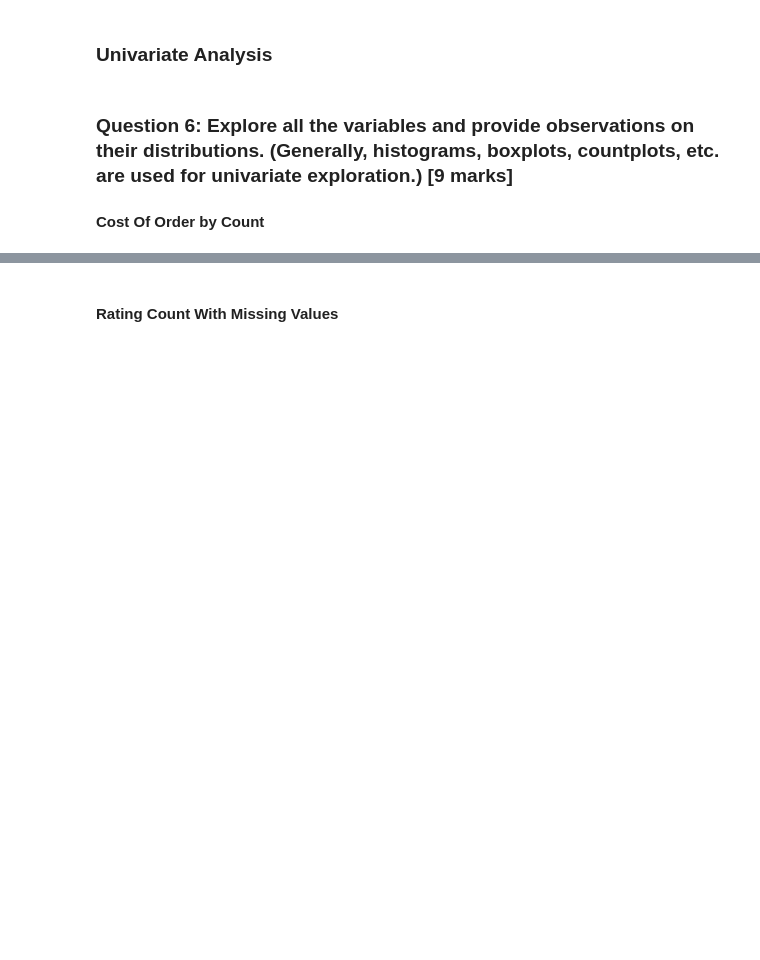
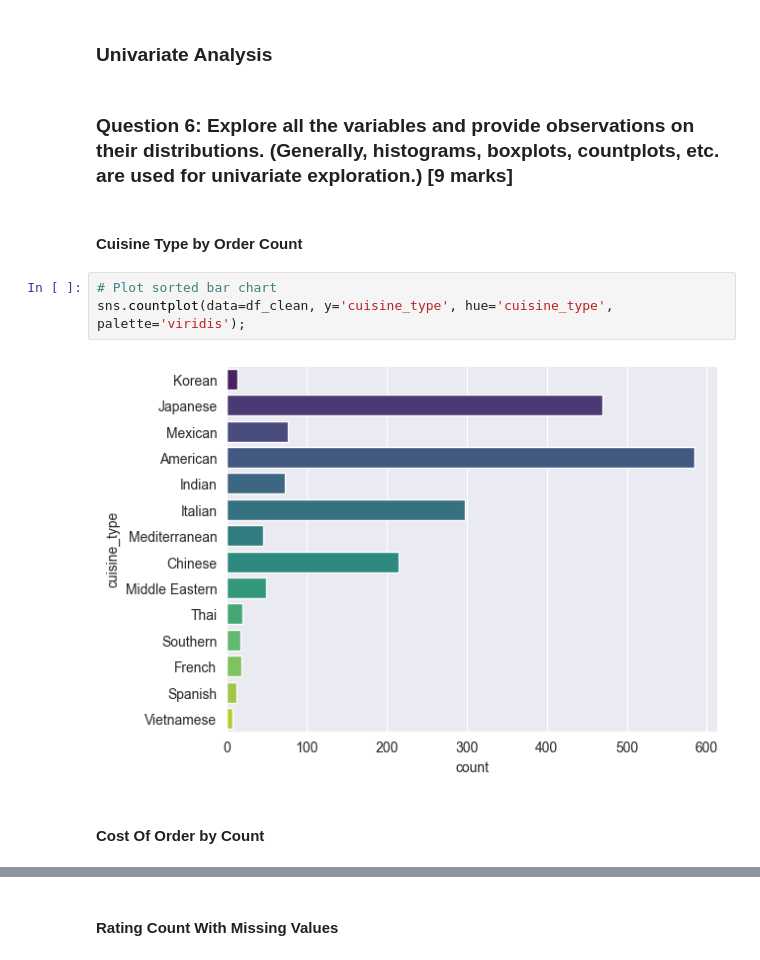
Before and after one commit to DanielLevenstein/FoodHub_UT_ML_Project1, a Jupyter notebook: FoodHubDataAnalysis.ipynb, the cells around one changed output, grey strips where cells are left out. Saved outputs shown, nothing was run; the diff lists cells and outputs as text; blank space fills up the shorter version.

```diff
--- a/FoodHubDataAnalysis.ipynb
+++ b/FoodHubDataAnalysis.ipynb
@@ -323,8 +309,15 @@ Unrated orders are handled by splitting my original data into 3 data sets.
 ### Univariate Analysis
 # %% [markdown]
 ### **Question 6:** Explore all the variables and provide observations on their distributions. (Generally, histograms, boxplots, countplots, etc. are used for univariate exploration.) [9 marks]
-
-#### Cost Of Order by Count
+# %% [markdown]
+#### Cuisine Type by Order Count
+# %%
+# Plot sorted bar chart
+sns.countplot(data=df_clean, y='cuisine_type', hue='cuisine_type', palette='viridis');
+# %% [output]
+[figure, added]
+# %% [markdown]
+#### Cost Of Order by Count
 # %%
 # The cost_of_the_order fields have a bimodal distribution.
 print(f'The median cost of each order is {df_rated["cost_of_the_order"].median()}')
```
Also changed, not shown: parts of 29 cells of this notebook, 5 other files.
